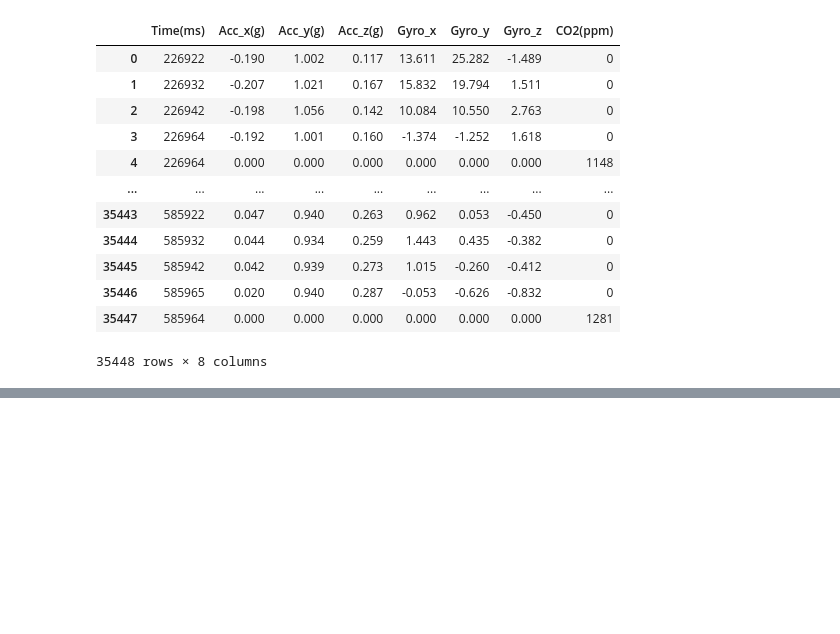
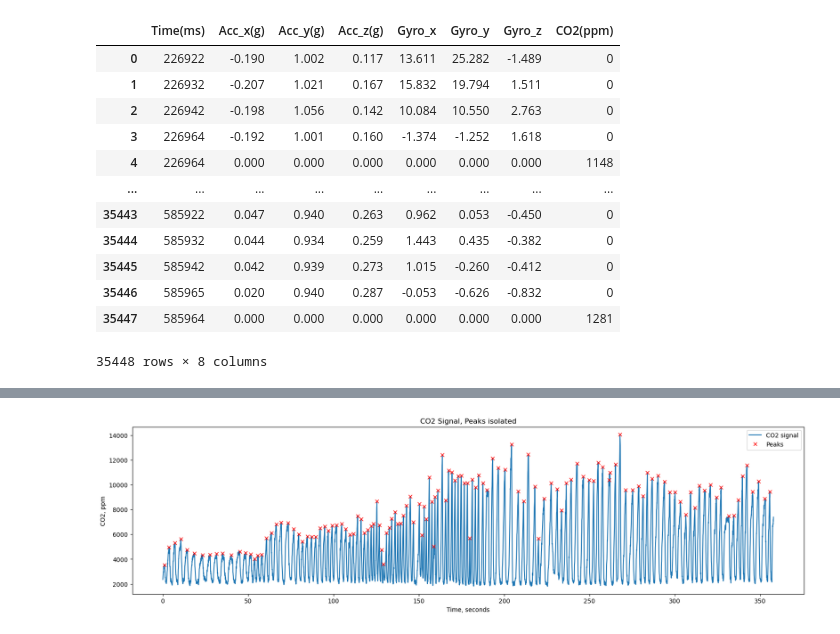
Before and after one commit to jayy-gan/fuzzy-invention, a Jupyter notebook: data-processing.ipynb, the cells around one changed output, grey strips where cells are left out. Saved outputs shown, nothing was run; the diff lists cells and outputs as text; code cells hidden in the pictures; blank space fills up the shorter version.

```diff
--- a/data-processing.ipynb
+++ b/data-processing.ipynb
@@ -148,0 +342,25 @@ def find_breathing_rate(times, co2_signal):
+# %%
+peak_locations = []
+peak_values = []
+
+#Cast dataframes into a list
+time = df_blom["time"]
+co2_signal = df_blom["CO2"]
+
+#Use scipy to find the peaks
+peaks, dict = find_peaks(co2_signal, distance=10, prominence=500)
+for peak in peaks:
+    peak_locations.append(time[peak])
+    peak_values.append(co2_signal[peak])
+
+peak_locations, peak_values = give_peaks2(time, co2_signal)
+plt.figure(figsize=(20, 5))  # Wider figure for stretched x-axis
+plt.plot(time,co2_signal, label="CO2 signal")
+plt.plot(peak_locations, peak_values, 'rx', label='Peaks')
+plt.xlabel("Time, seconds")
+plt.ylabel("CO2, ppm")
+plt.title("CO2 Signal, Peaks isolated")
+plt.legend()
+plt.show()
+# %% [output]
+[figure, added]
```
Also changed, not shown: parts of 20 cells of this notebook.
